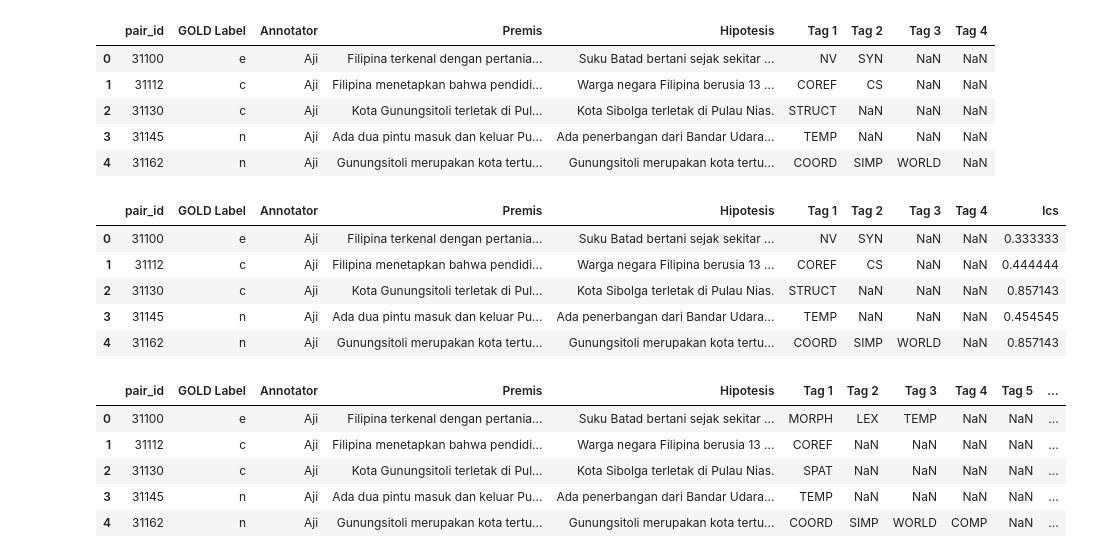
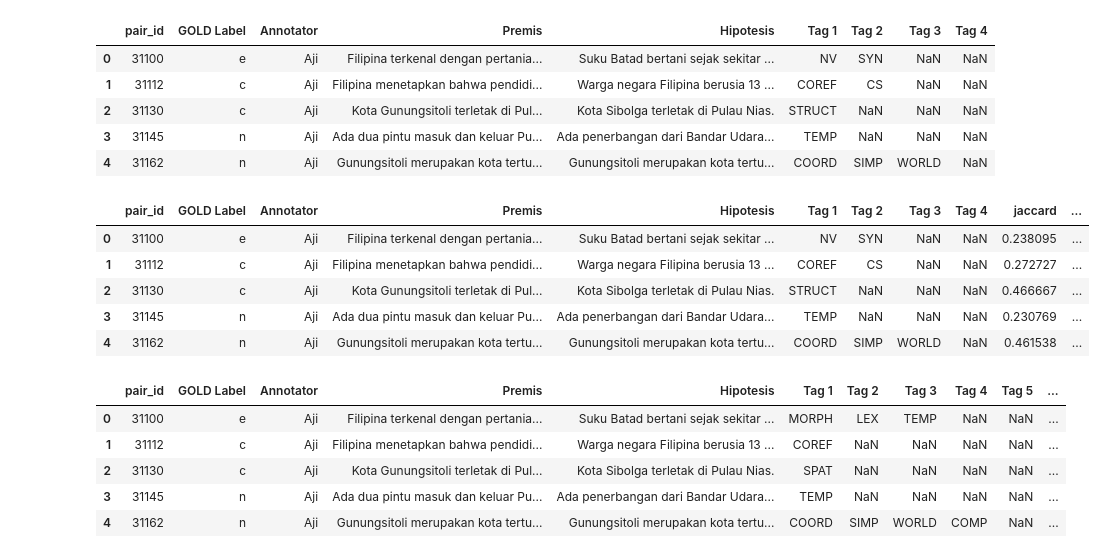
Before and after one commit to rah-man/nli, a Jupyter notebook: Similarity-Instances.ipynb, the cells around one changed output. Saved outputs shown, nothing was run; the diff lists cells and outputs as text; code cells hidden in the pictures.

Commit message:
adding jaccard and new word rate for phenomena

```diff
--- a/Similarity-Instances.ipynb
+++ b/Similarity-Instances.ipynb
@@ -362,15 +353,17 @@ df1.head()
 | 3 | 31145 | n | Aji | Ada dua pintu masuk dan keluar Pu... | Ada penerbangan dari Bandar Udara... | TEMP | NaN | NaN | NaN |
 | 4 | 31162 | n | Aji | Gunungsitoli merupakan kota tertu... | Gunungsitoli merupakan kota tertu... | COORD | SIMP | WORLD | NaN |
 # %%
+df1['jaccard'] = df1.apply(lambda x: jaccard_sim(word_tokenize(x.Premis.lower()), word_tokenize(x.Hipotesis.lower())), axis=1)
 df1['lcs'] = df1.apply(lambda x: lcs(x.Premis, x.Hipotesis, mode=1), axis=1)
+df1['new_words_rate'] = df1.apply(lambda x: new_words_rate(x.Premis, x.Hipotesis), axis=1)
 df1.head()
 # %% [output]
-|  | pair_id | GOLD Label | Annotator | Premis | Hipotesis | Tag 1 | Tag 2 | Tag 3 | Tag 4 | lcs |
-| 0 | 31100 | e | Aji | Filipina terkenal dengan pertania... | Suku Batad bertani sejak sekitar ... | NV | SYN | NaN | NaN | 0.333333 |
-| 1 | 31112 | c | Aji | Filipina menetapkan bahwa pendidi... | Warga negara Filipina berusia 13 ... | COREF | CS | NaN | NaN | 0.444444 |
-| 2 | 31130 | c | Aji | Kota Gunungsitoli terletak di Pul... | Kota Sibolga terletak di Pulau Nias. | STRUCT | NaN | NaN | NaN | 0.857143 |
-| 3 | 31145 | n | Aji | Ada dua pintu masuk dan keluar Pu... | Ada penerbangan dari Bandar Udara... | TEMP | NaN | NaN | NaN | 0.454545 |
-| 4 | 31162 | n | Aji | Gunungsitoli merupakan kota tertu... | Gunungsitoli merupakan kota tertu... | COORD | SIMP | WORLD | NaN | 0.857143 |
+|  | pair_id | GOLD Label | Annotator | Premis | Hipotesis | Tag 1 | Tag 2 | Tag 3 | Tag 4 | jaccard | ... |
+| 0 | 31100 | e | Aji | Filipina terkenal dengan pertania... | Suku Batad bertani sejak sekitar ... | NV | SYN | NaN | NaN | 0.238095 | ... |
+| 1 | 31112 | c | Aji | Filipina menetapkan bahwa pendidi... | Warga negara Filipina berusia 13 ... | COREF | CS | NaN | NaN | 0.272727 | ... |
+| 2 | 31130 | c | Aji | Kota Gunungsitoli terletak di Pul... | Kota Sibolga terletak di Pulau Nias. | STRUCT | NaN | NaN | NaN | 0.466667 | ... |
+| 3 | 31145 | n | Aji | Ada dua pintu masuk dan keluar Pu... | Ada penerbangan dari Bandar Udara... | TEMP | NaN | NaN | NaN | 0.230769 | ... |
+| 4 | 31162 | n | Aji | Gunungsitoli merupakan kota tertu... | Gunungsitoli merupakan kota tertu... | COORD | SIMP | WORLD | NaN | 0.461538 | ... |
 # %%
 df2.head()
 # %% [output]
```
Also changed, not shown: parts of 5 cells of this notebook, 1 other file.
